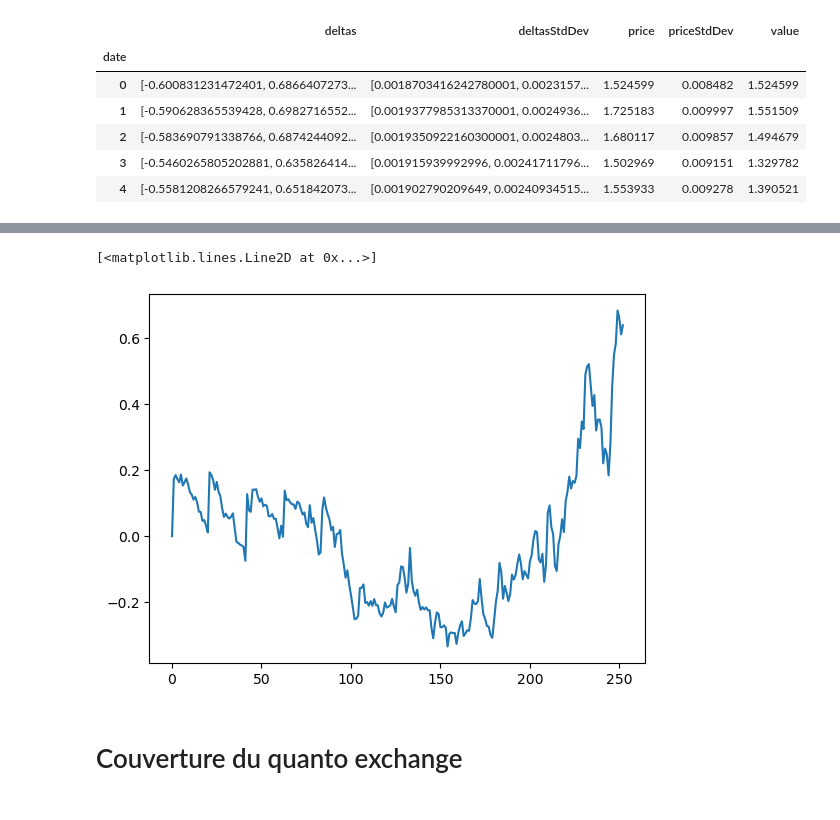
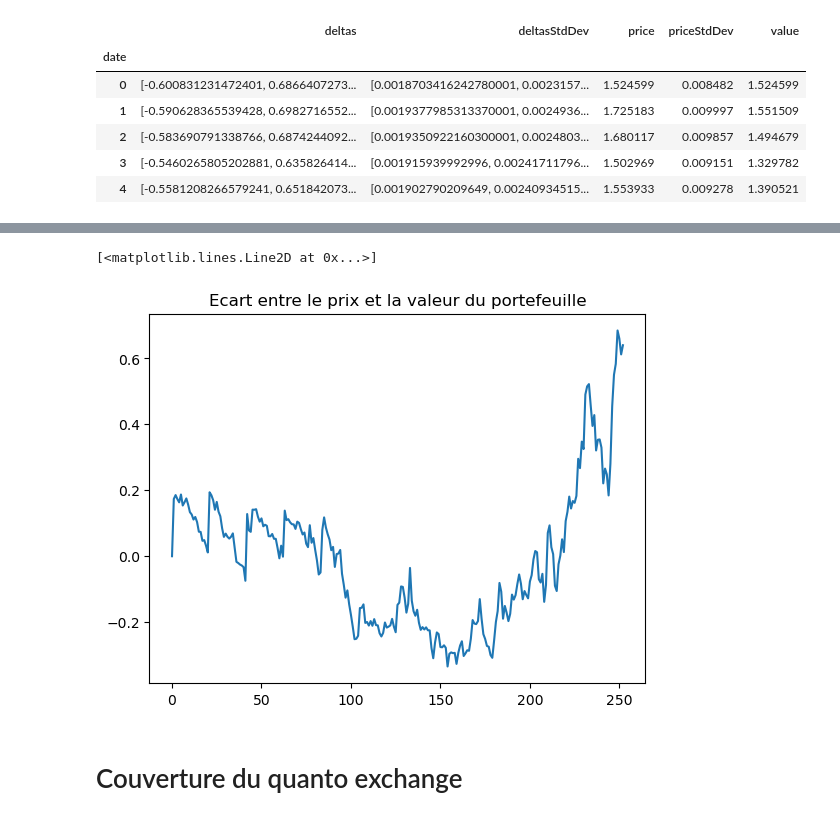
Before and after one commit to ZacharyZbr/pricer, a Jupyter notebook: Analyse de courverture.ipynb, the cells around one changed output, grey strips where cells are left out. Saved outputs shown, nothing was run; the diff lists cells and outputs as text; code cells hidden in the pictures.

```diff
--- a/Analyse de courverture.ipynb
+++ b/Analyse de courverture.ipynb
@@ -93,8 +119,9 @@ df_foreign_asian.head()
 # %%
+plt.title("Ecart entre le prix et la valeur du portefeuille")
 plt.plot(df_foreign_asian["price"] - df_foreign_asian["value"])
 # %% [output]
 [<matplotlib.lines.Line2D at 0x...>]
-[figure, old version]
+[figure, new version]
 # %%
 price = np.array(df_foreign_asian["price"])
 value = np.array(df_foreign_asian["value"])
```
Also changed, not shown: parts of 17 cells of this notebook, 2 other files.
